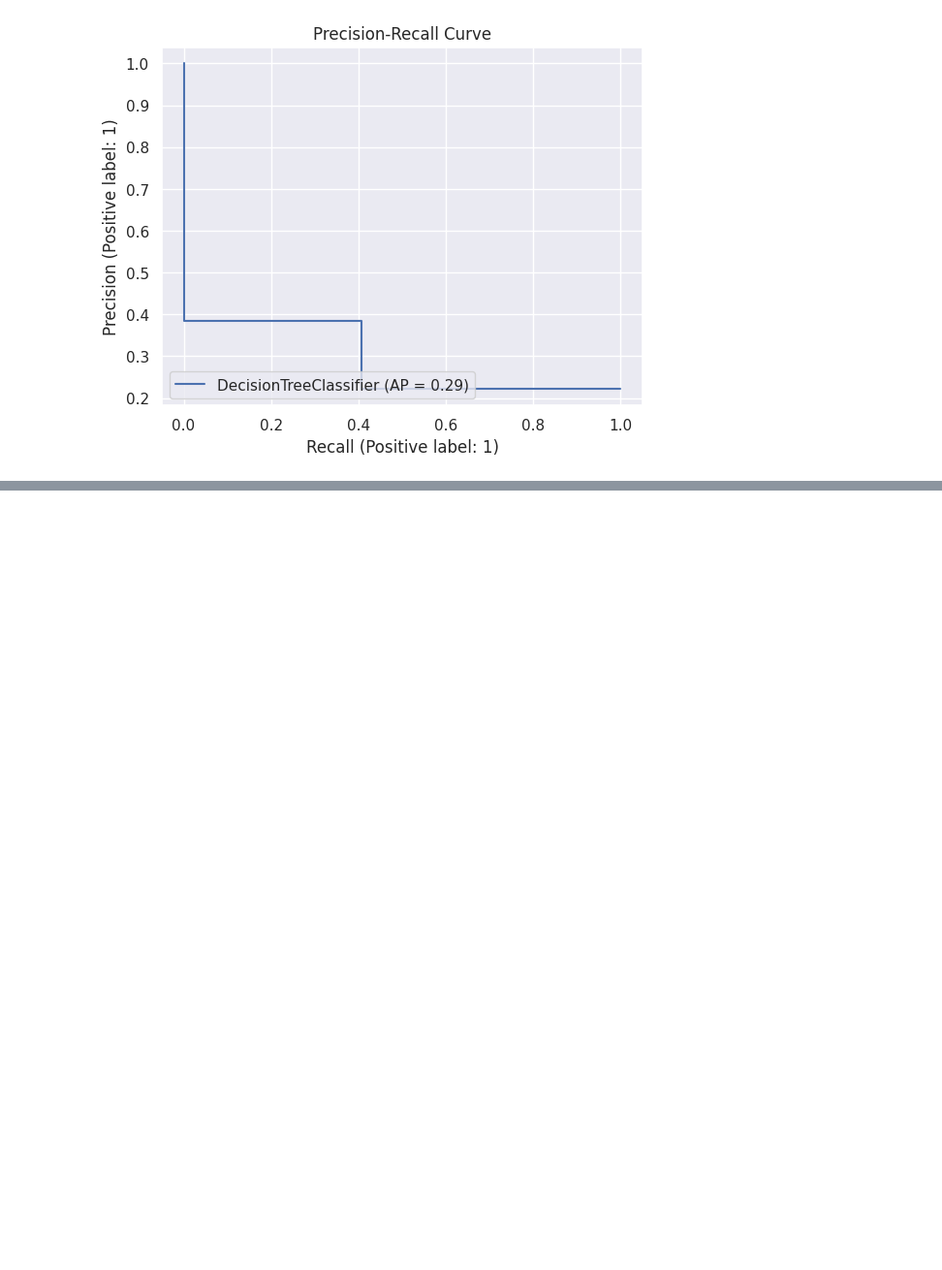
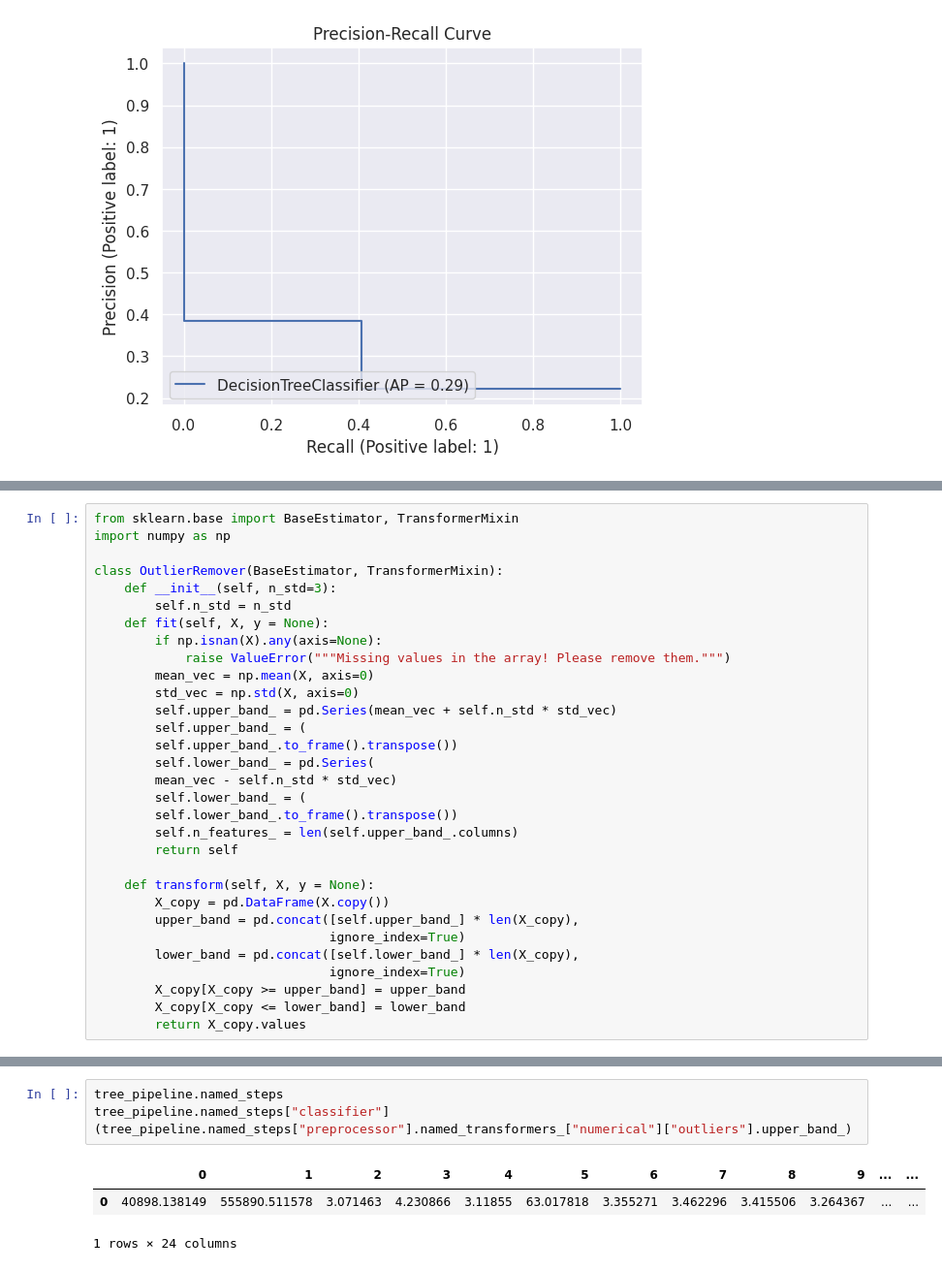
Before and after one commit to AleksandrMorozov123/Financial-modelling-in-Python-and-R, a Jupyter notebook: credit-risk-models.ipynb, the cells around one changed output, grey strips where cells are left out. Shown at 97% size. Saved outputs shown, nothing was run; the diff lists cells and outputs as text; blank space fills up the shorter version.

```diff
--- a/credit-risk-models.ipynb
+++ b/credit-risk-models.ipynb
@@ -275,0 +326,31 @@ Text(0.5, 1.0, 'Precision-Recall Curve')
+# %%
+from sklearn.base import BaseEstimator, TransformerMixin
+import numpy as np
+
+class OutlierRemover(BaseEstimator, TransformerMixin):
+    def __init__(self, n_std=3):
+        self.n_std = n_std
+    def fit(self, X, y = None):
+        if np.isnan(X).any(axis=None):
+            raise ValueError("""Missing values in the array! Please remove them.""")
+        mean_vec = np.mean(X, axis=0)
+        std_vec = np.std(X, axis=0)
+        self.upper_band_ = pd.Series(mean_vec + self.n_std * std_vec)
+        self.upper_band_ = (
+        self.upper_band_.to_frame().transpose())
+        self.lower_band_ = pd.Series(
+        mean_vec - self.n_std * std_vec)
+        self.lower_band_ = (
+        self.lower_band_.to_frame().transpose())
+        self.n_features_ = len(self.upper_band_.columns)
+        return self
+
+    def transform(self, X, y = None):
+        X_copy = pd.DataFrame(X.copy())
+        upper_band = pd.concat([self.upper_band_] * len(X_copy),
+                               ignore_index=True)
+        lower_band = pd.concat([self.lower_band_] * len(X_copy),
+                               ignore_index=True)
+        X_copy[X_copy >= upper_band] = upper_band
+        X_copy[X_copy <= lower_band] = lower_band
+        return X_copy.values
@@ -275,0 +382,8 @@ Text(0.5, 1.0, 'Precision-Recall Curve')
+# %%
+tree_pipeline.named_steps
+tree_pipeline.named_steps["classifier"]
+(tree_pipeline.named_steps["preprocessor"].named_transformers_["numerical"]["outliers"].upper_band_)
+# %% [output]
+|  | 0 | 1 | 2 | 3 | 4 | 5 | 6 | 7 | 8 | 9 | ... | ... |
+| 0 | 40898.138149 | 555890.511578 | 3.071463 | 4.230866 | 3.11855 | 63.017818 | 3.355271 | 3.462296 | 3.415506 | 3.264367 | ... | ... |
+1 rows × 24 columns
```
Also changed, not shown: parts of 10 cells of this notebook.
